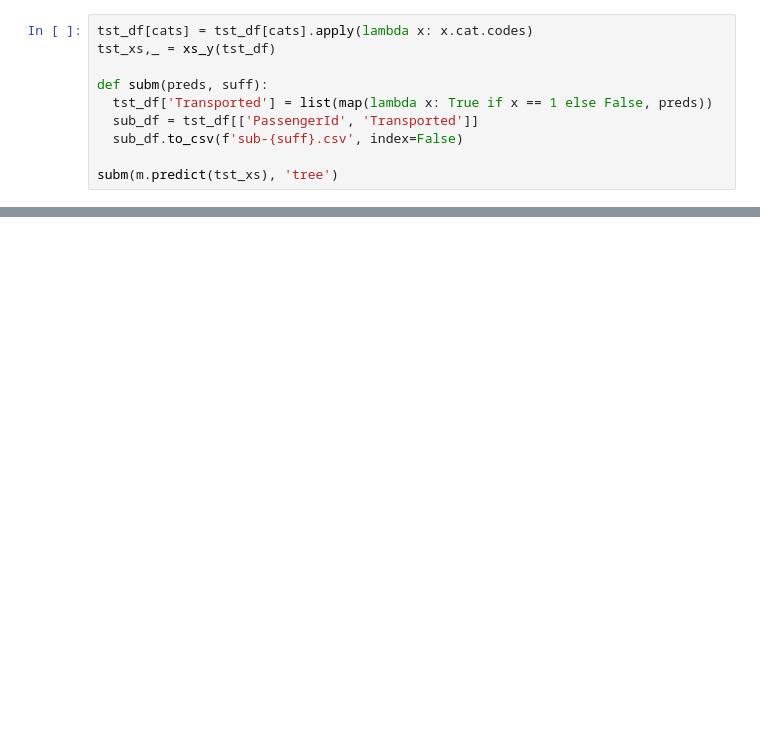
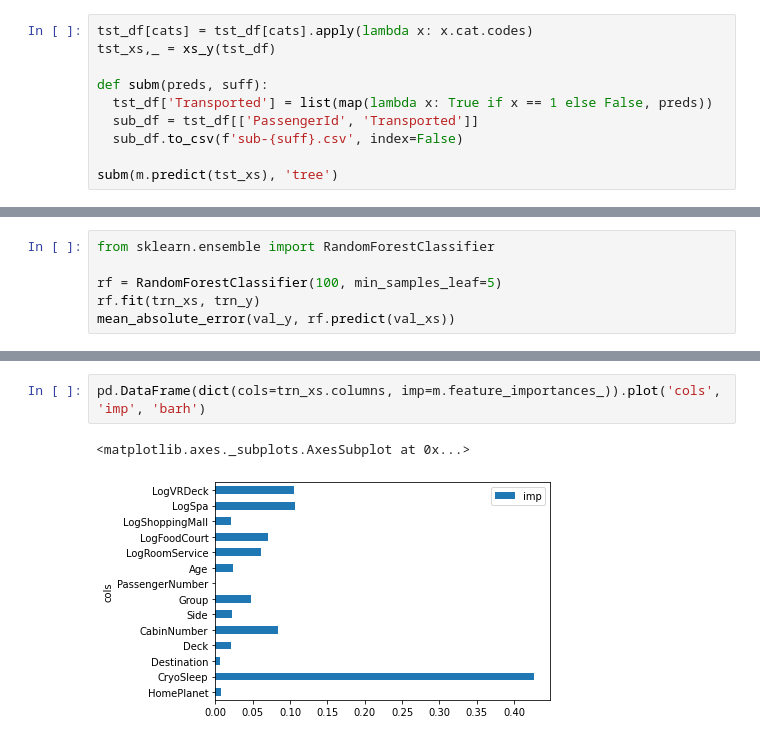
Before and after one commit to Meta-Sean/Practical-Deep-Learning, a Jupyter notebook: space_titanic_random_forest.ipynb, the cells around one changed output, grey strips where cells are left out. Saved outputs shown, nothing was run; the diff lists cells and outputs as text; blank space fills up the shorter version.

```diff
--- a/space_titanic_random_forest.ipynb
+++ b/space_titanic_random_forest.ipynb
@@ -339,0 +331,6 @@ Successfully submitted to Spaceship Titanic
+# %%
+from sklearn.ensemble import RandomForestClassifier
+
+rf = RandomForestClassifier(100, min_samples_leaf=5)
+rf.fit(trn_xs, trn_y)
+mean_absolute_error(val_y, rf.predict(val_xs))
@@ -339,0 +345,5 @@ Successfully submitted to Spaceship Titanic
+# %%
+pd.DataFrame(dict(cols=trn_xs.columns, imp=m.feature_importances_)).plot('cols', 'imp', 'barh')
+# %% [output]
+<matplotlib.axes._subplots.AxesSubplot at 0x...>
+[figure, added]
```
Also changed, not shown: parts of 13 cells of this notebook.
